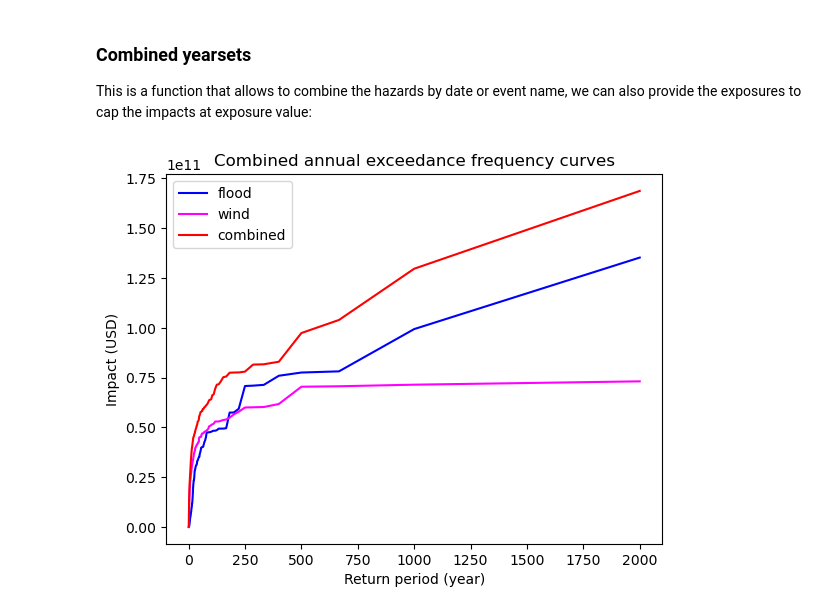
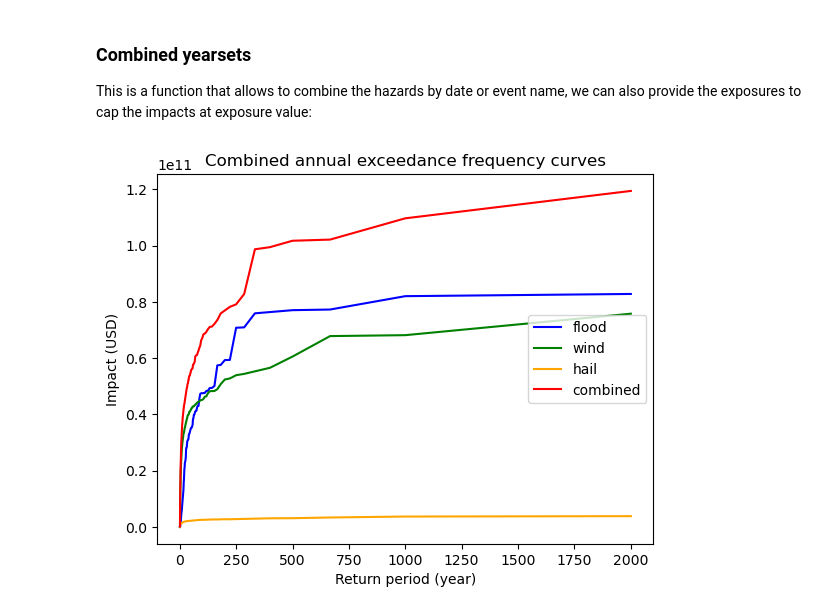
Before and after one commit to CLIMADA-project/climada-snippets, a Jupyter notebook: 002_ITA_WS_FL_HL_combine_demo.ipynb, the cells around one changed output. Cells and saved outputs as stored; diff of their text form; code cells hidden in the pictures.

Commit message:
add hail yearset

```diff
--- a/002_ITA_WS_FL_HL_combine_demo.ipynb
+++ b/002_ITA_WS_FL_HL_combine_demo.ipynb
@@ -204,8 +206,4 @@ yearset_wind, sampling_vect = yearsets.impact_yearset(wind_impact, sampled_years
 # %%
-
-sparse_matrix = wind_impact.imp_mat
-summed_matrix = sp.vstack([
-    sparse_matrix[indices, :].sum(axis=0) if len(indices) > 0 else sp.csr_matrix((1, sparse_matrix.shape[1]))
-    for indices in sampling_vect
-])
-yearset_wind.imp_mat = summed_matrix
+yearset_wind, sampling_vect = yearsets.impact_yearset(
+    wind_impact, sampled_years=list(range(1,n_sampled_years+1)), correction_fac=False
+)
@@ -218,6 +209,0 @@ Also frequencies seem off, I guess the yearsets ignores the frequency? but here
-# %%
-yearset_wind.frequency = np.ones(len(yearset_wind.frequency))/len(yearset_wind.frequency)
-yearset_wind.event_name = yearset_wind.event_id
-yearset_wind.coord_exp = wind_impact.coord_exp
-yearset_wind.at_event, yearset_wind.eai_exp, yearset_wind.aai_agg = ImpactCalc.risk_metrics(
-    yearset_wind.imp_mat, yearset_wind.frequency)
@@ -264,0 +267,15 @@ ax.legend()
+# %%
+yearset_hail, sampling_vect = yearsets.impact_yearset(hail_impact, sampled_years=list(range(1,n_sampled_years+1)), correction_fac=False)
+
+sparse_matrix = hail_impact.imp_mat
+summed_matrix = sp.vstack([
+    sp.csr_matrix(sparse_matrix[indices, :].sum(axis=0)) if len(indices) > 0 else sp.csr_matrix((1, sparse_matrix.shape[1]))
+    for indices in sampling_vect
+])
+
+yearset_hail.imp_mat = summed_matrix
+yearset_hail.event_name = yearset_hail.event_id
+yearset_hail.coord_exp = hail_impact.coord_exp
+
+yearset_hail.at_event, yearset_hail.eai_exp, yearset_hail.aai_agg = ImpactCalc.risk_metrics(
+    yearset_hail.imp_mat, yearset_hail.frequency)
@@ -354,15 +378,17 @@ def combine_impacts(impact_list, how='sum', by='date', exp=None):
         unit=imp0.unit,
     )
 # %%
-combined_impact = combine_impacts([yearset_wind,yearset_flood])
+combined_impact = combine_impacts([yearset_wind,yearset_flood, yearset_hail])
 # %%
 flood_ex_freq = yearset_flood.calc_freq_curve()
 ax = flood_ex_freq.plot(color="blue", label="flood")
 wind_ex_freq = yearset_wind.calc_freq_curve()
-wind_ex_freq.plot(axis=ax,color="magenta", label="wind")
+wind_ex_freq.plot(axis=ax,color="green", label="wind")
+hail_ex_freq = yearset_hail.calc_freq_curve()
+hail_ex_freq.plot(axis=ax,color="orange", label="hail")
 combined_freq = combined_impact.calc_freq_curve()
 combined_freq.plot(axis=ax, color="red", label="combined")
 ax.set_title('Combined annual exceedance frequency curves')
 ax.legend();
 # %% [output]
-[figure, old version]
+[figure, new version]
```
Also changed, not shown: parts of 19 cells of this notebook.
